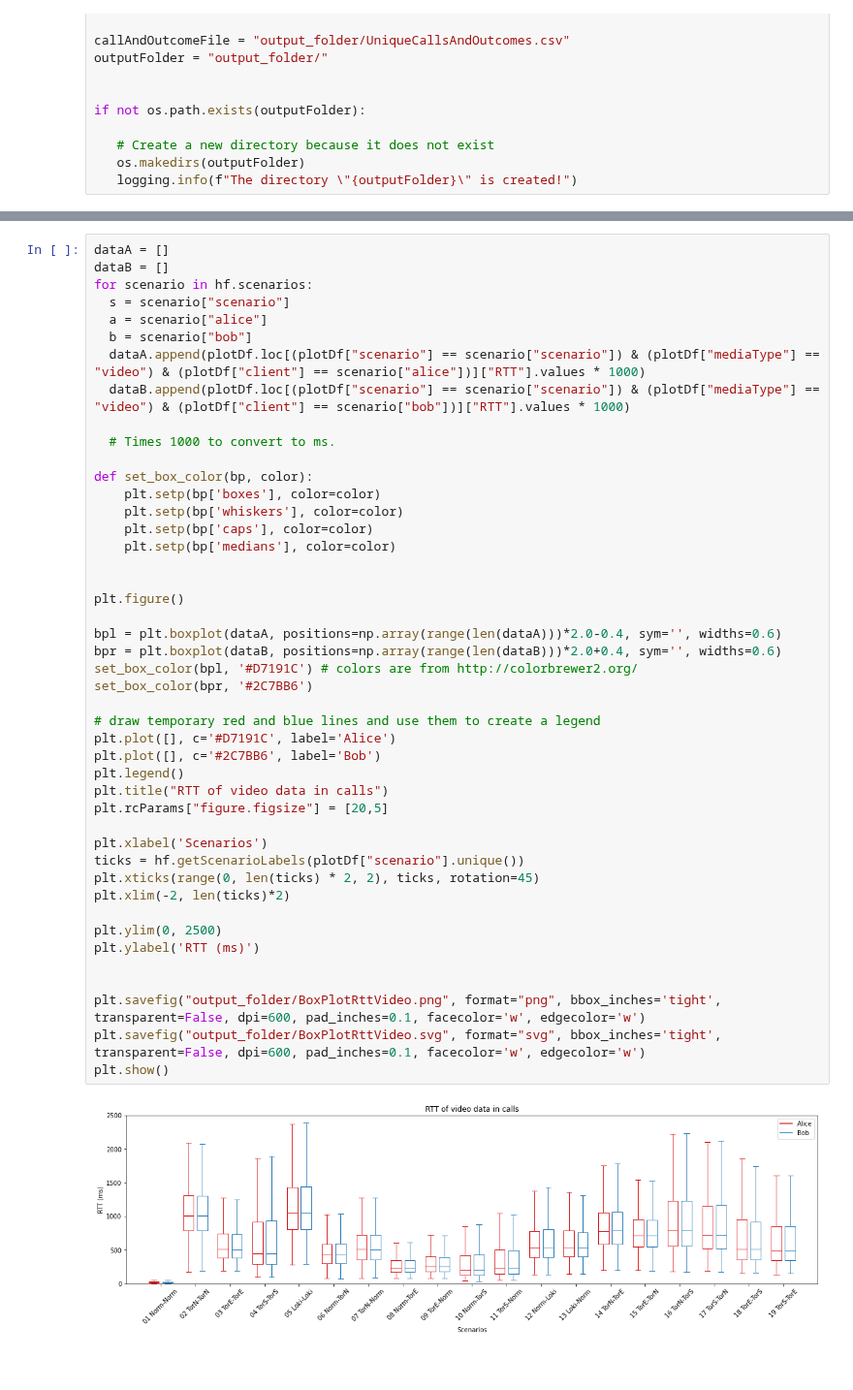
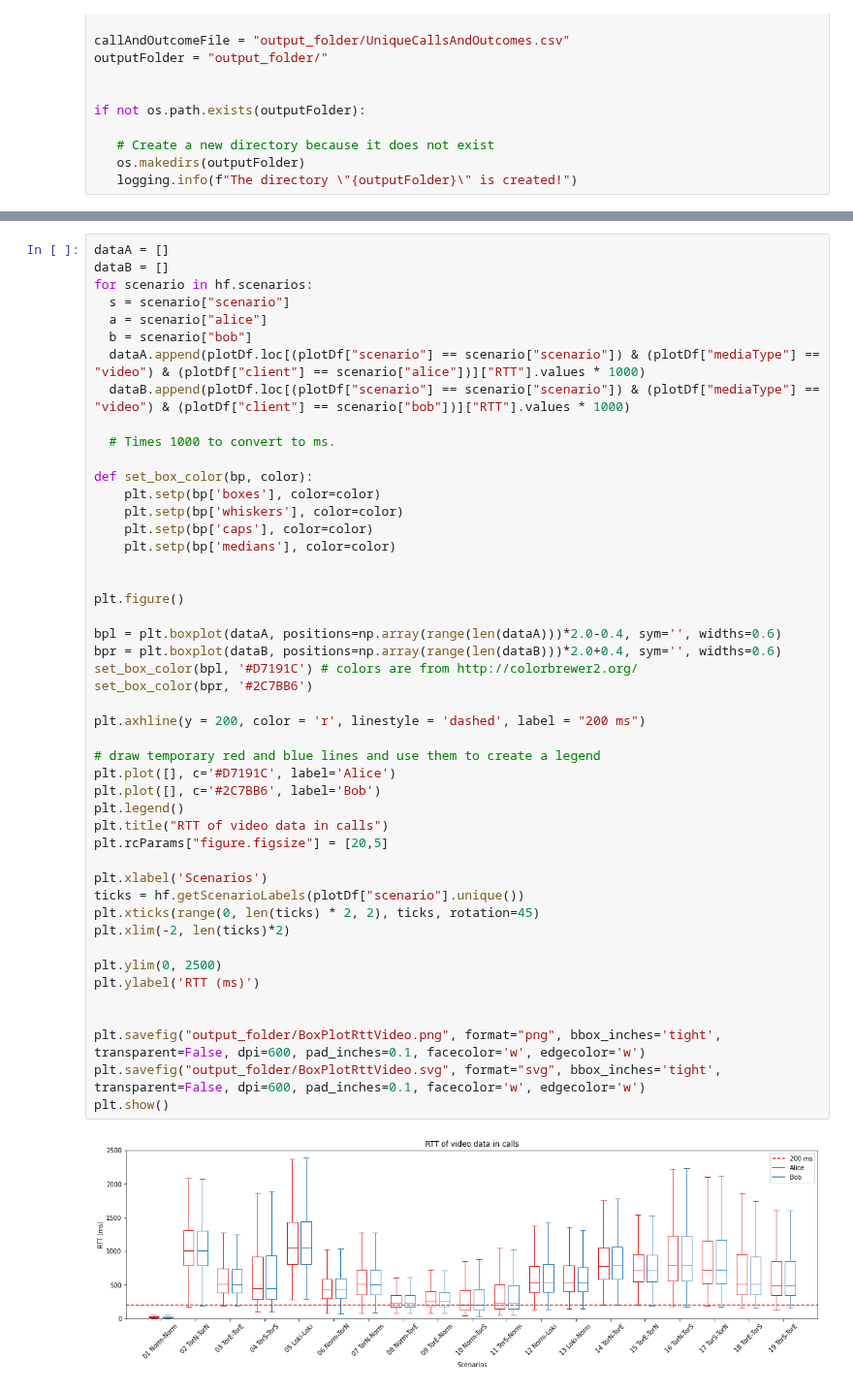
Before and after one commit to Master2022E/OnionRTC-experiment, a Jupyter notebook: Dataprocess/RoundTripTimeBoxPlot.ipynb, the cells around one changed output, grey strips where cells are left out. Shown at 97% size. Saved outputs shown, nothing was run; the diff lists cells and outputs as text.

Commit message:
Add 200 ms horizontal line to the RTT plots

```diff
--- a/Dataprocess/RoundTripTimeBoxPlot.ipynb
+++ b/Dataprocess/RoundTripTimeBoxPlot.ipynb
@@ -120,34 +120,36 @@ def set_box_color(bp, color):
     plt.setp(bp['medians'], color=color)
 
 
 plt.figure()
 
 bpl = plt.boxplot(dataA, positions=np.array(range(len(dataA)))*2.0-0.4, sym='', widths=0.6)
 bpr = plt.boxplot(dataB, positions=np.array(range(len(dataB)))*2.0+0.4, sym='', widths=0.6)
 set_box_color(bpl, '#D7191C') # colors are from http://colorbrewer2.org/
 set_box_color(bpr, '#2C7BB6')
 
+plt.axhline(y = 200, color = 'r', linestyle = 'dashed', label = "200 ms")
+
 # draw temporary red and blue lines and use them to create a legend
 plt.plot([], c='#D7191C', label='Alice')
 plt.plot([], c='#2C7BB6', label='Bob')
 plt.legend()
 plt.title("RTT of video data in calls")
 plt.rcParams["figure.figsize"] = [20,5]
 
 plt.xlabel('Scenarios')
 ticks = hf.getScenarioLabels(plotDf["scenario"].unique())
 plt.xticks(range(0, len(ticks) * 2, 2), ticks, rotation=45)
 plt.xlim(-2, len(ticks)*2)
 
 plt.ylim(0, 2500)
 plt.ylabel('RTT (ms)')
 
 
 plt.savefig("output_folder/BoxPlotRttVideo.png", format="png", bbox_inches='tight', transparent=False, dpi=600, pad_inches=0.1, facecolor='w', edgecolor='w')
 plt.savefig("output_folder/BoxPlotRttVideo.svg", format="svg", bbox_inches='tight', transparent=False, dpi=600, pad_inches=0.1, facecolor='w', edgecolor='w')
 plt.show()
 # %% [output]
-[figure, old version]
+[figure, new version]
 # %%
 dataA = []
 dataB = []
```
Also changed, not shown: parts of 2 cells of this notebook, 4 other files.
